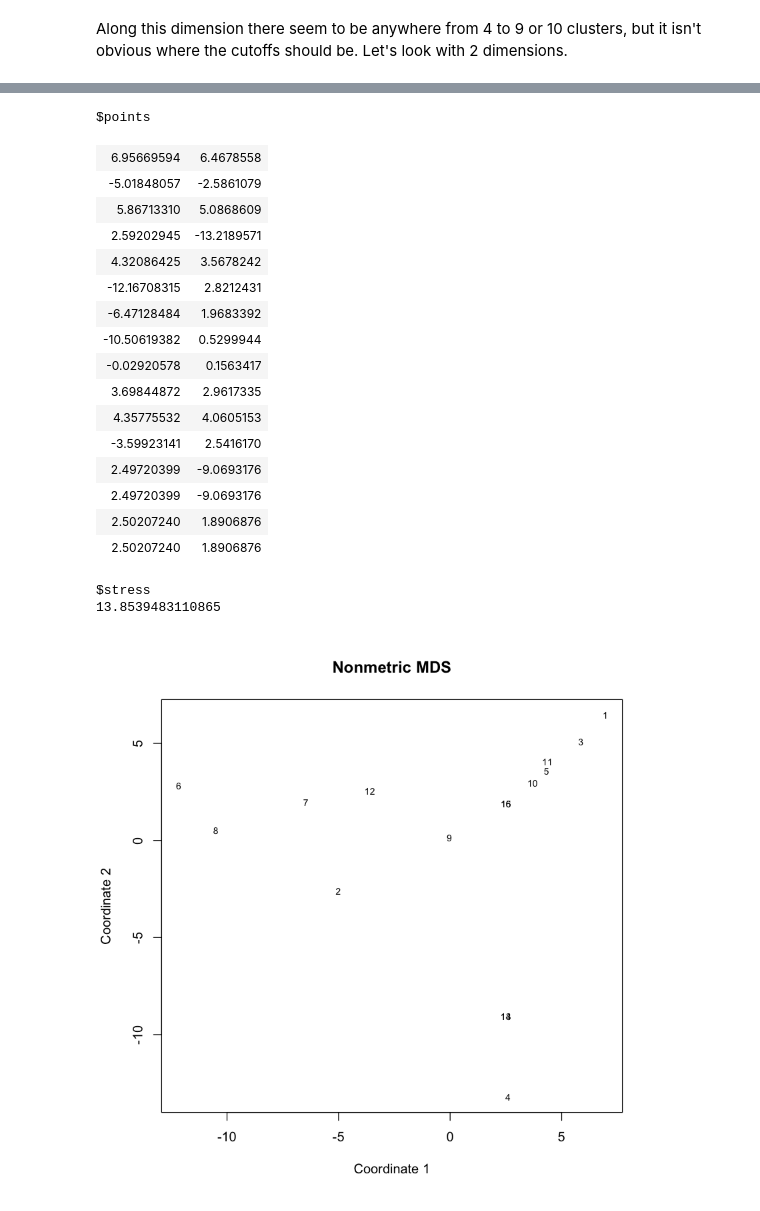
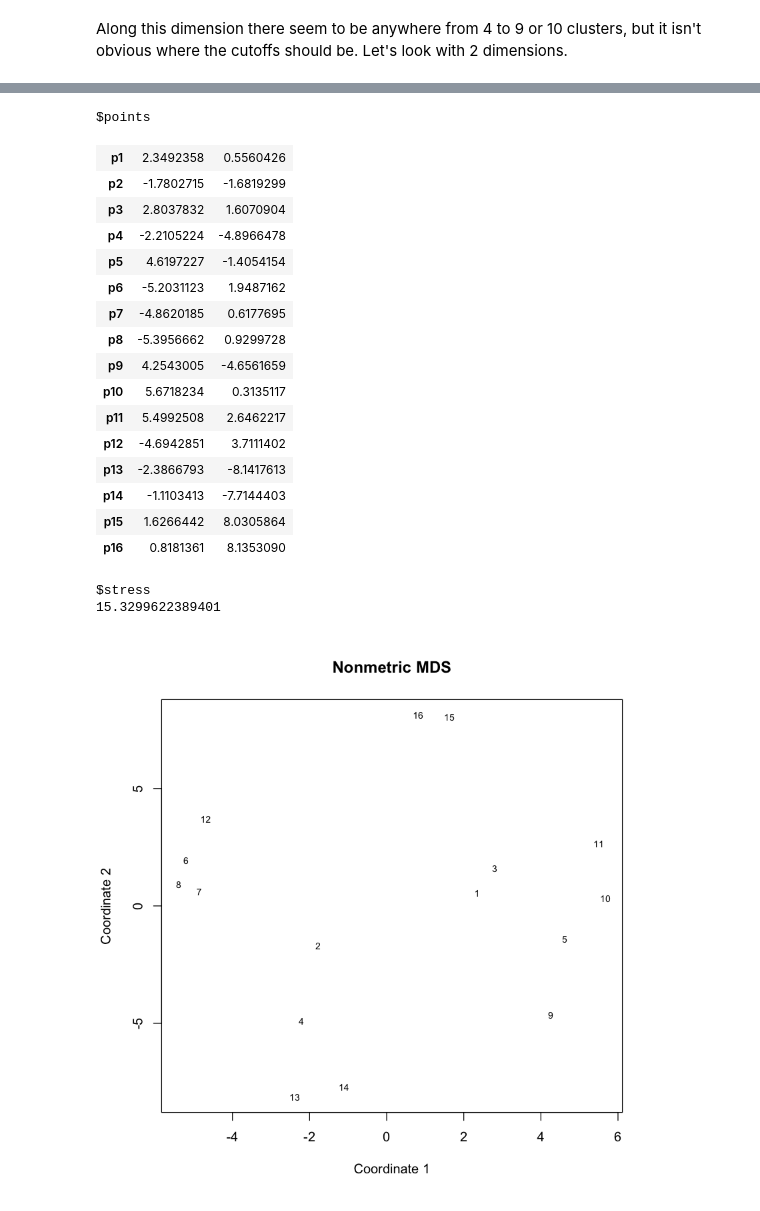
Before and after one commit to Lslipski/pbs110, a Jupyter notebook: pbs111/Homework_8.ipynb, the cells around one changed output, grey strips where cells are left out. Drawn from its saved outputs; the diff is of its cells as text; code cells hidden in the pictures.

```diff
--- a/pbs111/Homework_8.ipynb
+++ b/pbs111/Homework_8.ipynb
@@ -28,9 +10,10 @@ This message can be suppressed by:
 # %%
 # load data and convert from dissimilarity to distance
 pics = read.csv('data_files//pic_sort_data.csv')
-dis = 9 - pics[,2:17]
+dis = 10 - pics[,2:17]
 dim(pics)
 pics
+dis
 # %% [output]
 [1] 16 17
 | pic | p1 | p2 | p3 | p4 | p5 | p6 | p7 | p8 | p9 | p10 | p11 | ... |
@@ -53,7 +53,7 @@ pics
 # %%
 #convert to distances, both euclidean and raw dissimilarity
 euc_dis = dist(pics[,2:17], method = "euclidean") # distance matrix
-nat_dis = as.dist(pics[,2:17])
+nat_dis = as.dist(dis)
 # %%
 # check out single dimensional Nonmetric MDS first
 d1 =  isoMDS(nat_dis, k=1)
@@ -99,7 +120,7 @@ text(x, y, cex=.7)
 Along this dimension there seem to be anywhere from 4 to 9 or 10 clusters, but it isn't obvious where the cutoffs should be. Let's look with 2 dimensions.
 # %%
 # check out single dimensional Nonmetric MDS first
-d2 =  isoMDS(euc_dis, k=2)
+d2 =  isoMDS(nat_dis, k=2)
 d2
 
 # plot
@@ -113,21 +139,21 @@ final  value 13.853948
 converged
 $points
-| 6.95669594 | 6.4678558 |
-| -5.01848057 | -2.5861079 |
-| 5.86713310 | 5.0868609 |
-| 2.59202945 | -13.2189571 |
-| 4.32086425 | 3.5678242 |
-| -12.16708315 | 2.8212431 |
-| -6.47128484 | 1.9683392 |
-| -10.50619382 | 0.5299944 |
-| -0.02920578 | 0.1563417 |
-| 3.69844872 | 2.9617335 |
-| 4.35775532 | 4.0605153 |
-| -3.59923141 | 2.5416170 |
-| 2.49720399 | -9.0693176 |
-| 2.49720399 | -9.0693176 |
-| 2.50207240 | 1.8906876 |
-| 2.50207240 | 1.8906876 |
+| p1 | 2.3492358 | 0.5560426 |
+| p2 | -1.7802715 | -1.6819299 |
+| p3 | 2.8037832 | 1.6070904 |
+| p4 | -2.2105224 | -4.8966478 |
+| p5 | 4.6197227 | -1.4054154 |
+| p6 | -5.2031123 | 1.9487162 |
+| p7 | -4.8620185 | 0.6177695 |
+| p8 | -5.3956662 | 0.9299728 |
+| p9 | 4.2543005 | -4.6561659 |
+| p10 | 5.6718234 | 0.3135117 |
+| p11 | 5.4992508 | 2.6462217 |
+| p12 | -4.6942851 | 3.7111402 |
+| p13 | -2.3866793 | -8.1417613 |
+| p14 | -1.1103413 | -7.7144403 |
+| p15 | 1.6266442 | 8.0305864 |
+| p16 | 0.8181361 | 8.1353090 |
 $stress
-13.8539483110865
+15.3299622389401
-[figure, old version]
+[figure, new version]
```
Also changed, not shown: parts of 18 cells of this notebook, 12 other files.
